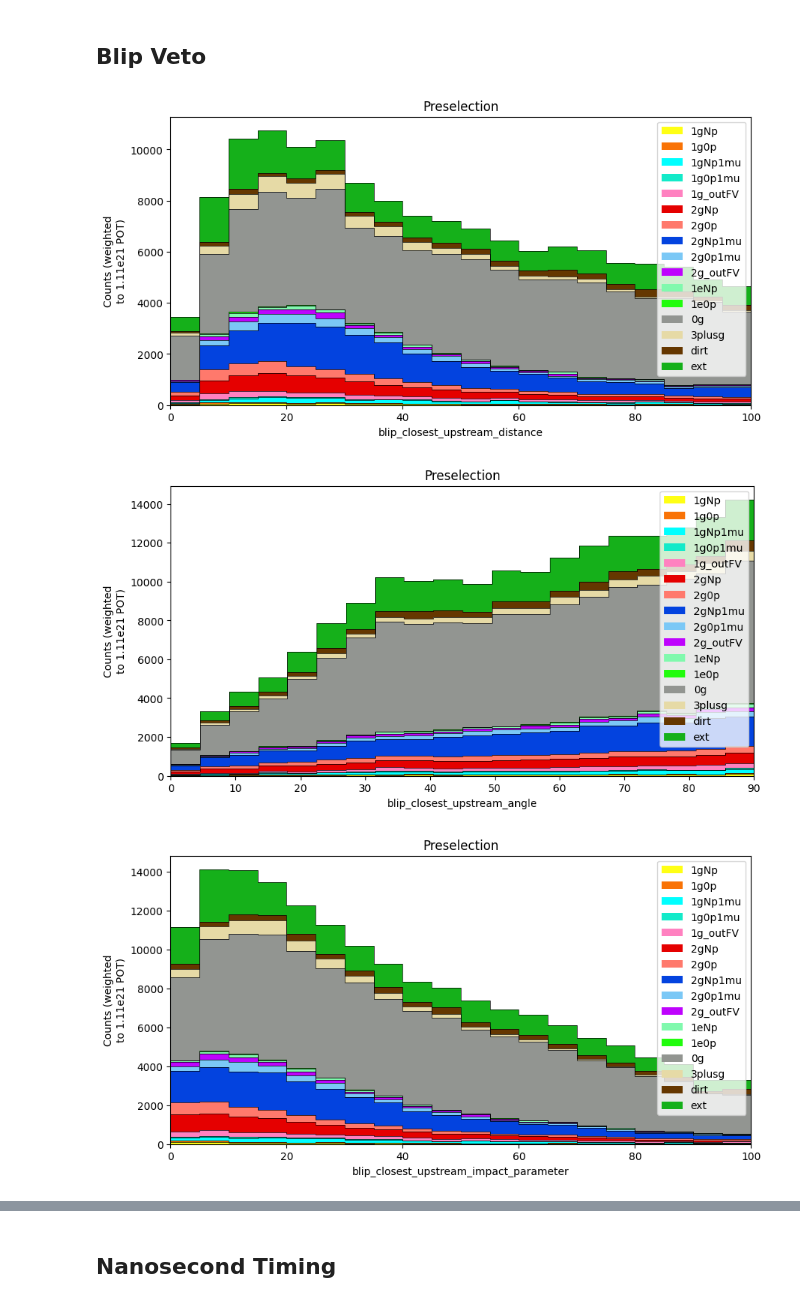
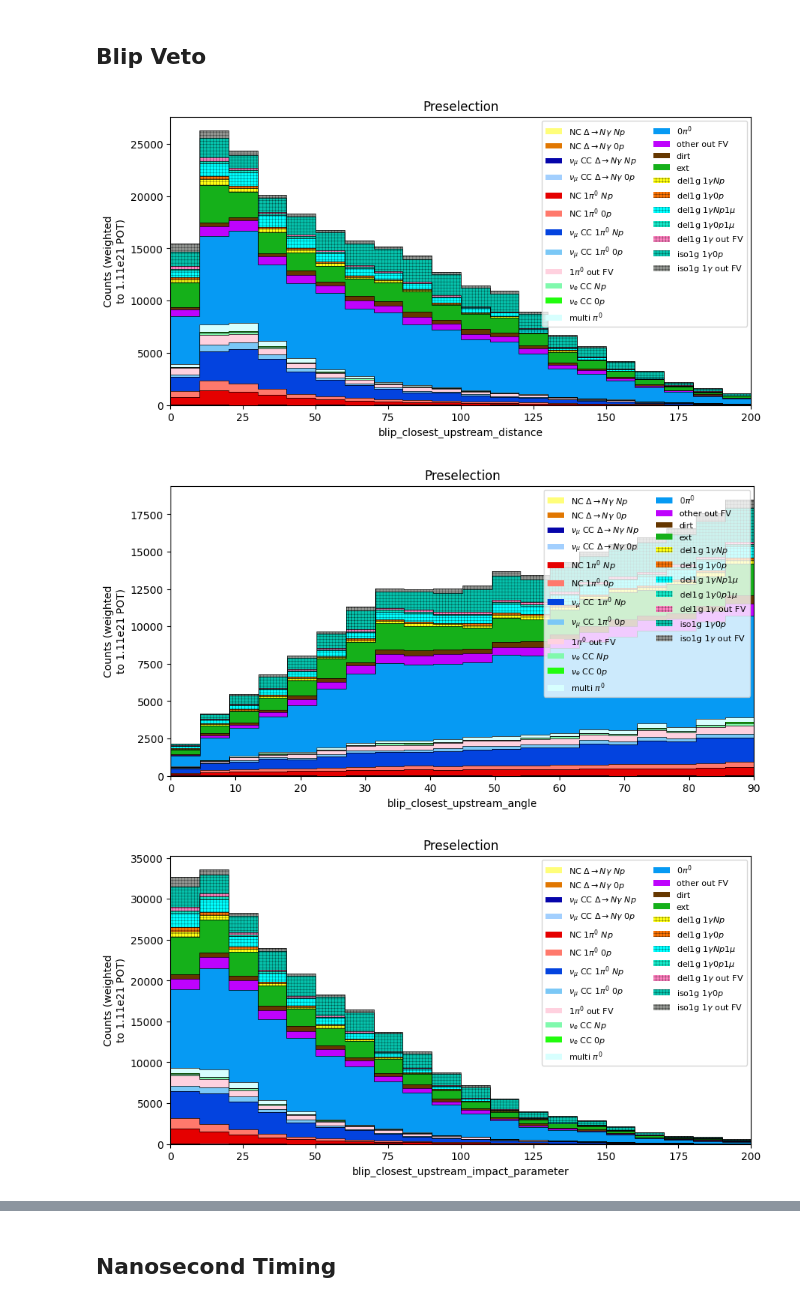
Before and after one commit to leehagaman/uboone_ngem, a Jupyter notebook: ipynb_notebooks/multiclass_histograms.ipynb, the cells around one changed output, grey strips where cells are left out. Cells and saved outputs as stored; diff of their text form; code cells hidden in the pictures.

Commit message:
added del1g and iso1g signal samples, new BDT training and breakdown plots

```diff
--- a/ipynb_notebooks/multiclass_histograms.ipynb
+++ b/ipynb_notebooks/multiclass_histograms.ipynb
@@ -36,13 +52,6 @@ print(f"{pred_df.shape=}")
 
 print("merging all_df and predictions.pkl...")
 merged_df = pd.merge(all_df, pred_df, on=["filetype", "run", "subrun", "event"], how="left")
-
-sig_categories = topological_category_labels
-sig_category_labels_latex = topological_category_labels_latex
-
-if "physics" in training:
-    sig_categories = physics_category_labels
-    sig_category_labels_latex = physics_category_labels
 
 prob_categories = ["prob_" + cat for cat in sig_categories]
 
@@ -256,66 +309,80 @@ all_1g_sel_df.shape=(4621, 229)
 # %% [markdown]
 ## Blip Veto
 # %%
-for breakdown_type in ["topological"]:
+for breakdown_type in ["del1g_detailed"]:
     if breakdown_type == "topological":
         breakdown_labels = topological_category_labels
         breakdown_colors = topological_category_colors
         breakdown_queries = []
         for label in breakdown_labels:
             breakdown_queries.append(f"topological_signal_category == '{label}'")
-    elif breakdown_type == "physics":
-        breakdown_labels = physics_category_labels
-        breakdown_colors = physics_category_colors
-        breakdown_queries = []
-        for label in breakdown_labels:
-            breakdown_queries.append(f"physics_signal_category == '{label}'")
     elif breakdown_type == "filetype":
         breakdown_labels = filetype_category_labels
         breakdown_colors = filetype_category_colors
         breakdown_queries = []
         for label in breakdown_labels:
             breakdown_queries.append(f"filetype == '{label}'")
+    elif breakdown_type == "del1g_detailed":
+        breakdown_labels = del1g_detailed_category_labels
+        breakdown_colors = del1g_detailed_category_colors
+        breakdown_hatches = del1g_detailed_category_hatches
+        breakdown_labels_latex = del1g_detailed_category_labels_latex
+        breakdown_queries = []
+        for label in breakdown_labels:
+            breakdown_queries.append(f"del1g_detailed_signal_category == '{label}'")
     else:
         raise ValueError("Invalid breakdown type")
-
     for sel_type in ["presel", "all_1g"]:
         if sel_type == "presel":
             sel_df = presel_merged_df
         elif sel_type == "all_1g":
             sel_df = all_1g_sel_df
 
         blip_postprocessing_vars_bin_ranges = [
-            ("blip_closest_upstream_distance", 0, 100),
+            ("blip_closest_upstream_distance", 0, 200),
             ("blip_closest_upstream_angle", 0, 90),
-            ("blip_closest_upstream_impact_parameter", 0, 100),
+            ("blip_closest_upstream_impact_parameter", 0, 200),
             ("blip_closest_upstream_energy", 0, 20),
             ("blip_closest_upstream_dx", 0, 5),
             ("blip_closest_upstream_dw", 0, 5),
         ]
 
         for var, min_val, max_val in blip_postprocessing_vars_bin_ranges:
 
             plt.figure(figsize=(10, 5))
+            ax = plt.gca()
             bins = np.linspace(min_val, max_val, 21)
             bin_centers = (bins[:-1] + bins[1:]) / 2
             multi_bin_centers = [bin_centers] * len(breakdown_labels)
             outline_colors = ["k"] * len(breakdown_labels)
             counts = []
             for breakdown_i, breakdown_label in enumerate(breakdown_labels):
                 curr_df = sel_df.query(breakdown_queries[breakdown_i])
                 counts.append(np.histogram(curr_df[var].to_numpy(), weights=curr_df["wc_net_weight"].to_numpy(), bins=bins)[0])
-            plt.hist(multi_bin_centers, weights=counts, bins=bins, color=breakdown_colors, stacked=True, label=breakdown_labels)
-            plt.hist(multi_bin_centers, weights=counts, bins=bins, color=outline_colors, histtype="step", lw=0.5, stacked=True)
+
+            bottom = np.zeros(len(bins)-1)
+            for breakdown_i, (breakdown_label, breakdown_count, breakdown_color, breakdown_hatch, breakdown_label_latex) in enumerate(zip(breakdown_labels, counts, breakdown_colors, breakdown_hatches, breakdown_labels_latex)):
+                if "iso1g" in breakdown_label:
+                    breakdown_count = breakdown_count * iso1g_norm_factor
+                elif "del1g" in breakdown_label:
+                    breakdown_count = breakdown_count * del1g_norm_factor
+                n, _, _ = ax.hist(bin_centers, weights=breakdown_count, bins=bins, bottom=bottom if breakdown_i > 0 else None, color=breakdown_color, hatch=breakdown_hatch, label=breakdown_label_latex)
+                ax.hist(bin_centers, weights=breakdown_count, bins=bins, bottom=bottom if breakdown_i > 0 else None, histtype="step", color="k", lw=0.5)
+                if breakdown_i == 0:
+                    bottom = n
+                else:
+                    bottom += n
+
             plt.xlabel(var)
             plt.ylabel("Counts (weighted\nto 1.11e21 POT)")
             plt.xlim(bins[0], bins[-1])
-            plt.legend(loc="upper right")
+            plt.legend(loc="upper right", ncol=2, fontsize=8)
             if sel_type == "presel":
                 plt.title(f"Preselection")
             else:
                 plt.title(f"All 1g Sel")
             plt.show()
 # %% [output]
-[figure, old version]
+[figure, new version]
-[figure, old version]
+[figure, new version]
-[figure, old version]
+[figure, new version]
```
Also changed, not shown: parts of 10 cells of this notebook, 10 other files.
